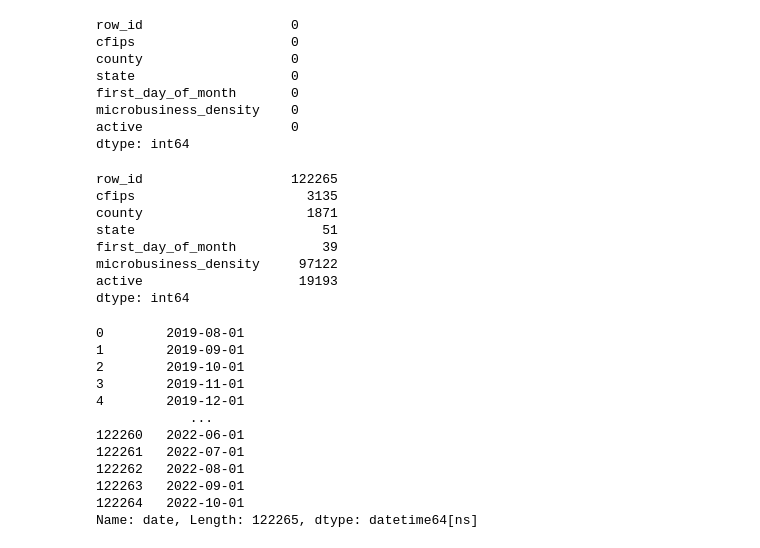
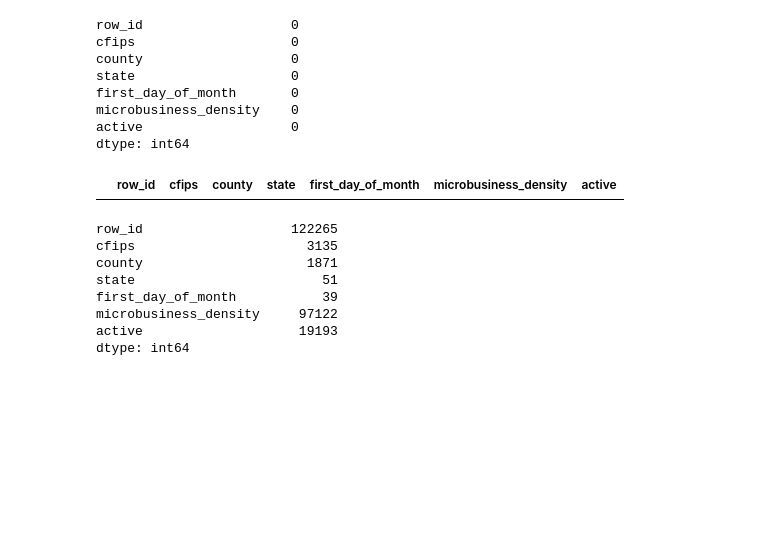
Before and after one commit to JaydenBeckwith/KaggleComps, a Jupyter notebook: go-daddy-comp-notebook.ipynb, the cells around one changed output. Drawn from its saved outputs; the diff is of its cells as text; code cells hidden in the pictures; blank space fills up the shorter version.

```diff
--- a/go-daddy-comp-notebook.ipynb
+++ b/go-daddy-comp-notebook.ipynb
@@ -126,31 +132,25 @@ first_day_of_month       0
 microbusiness_density    0
 active                   0
 dtype: int64
-# %%
-train_set.nunique()
-# %% [output]
-row_id                   122265
-cfips                      3135
-county                     1871
-state                        51
-first_day_of_month           39
-microbusiness_density     97122
-active                    19193
-dtype: int64
+# %%
+#check for dupes
+train_dups = train_set[train_set.duplicated()]
+train_dups
+# %% [output]
+|  | row_id | cfips | county | state | first_day_of_month | microbusiness_density | active |
+# %%
+train_set.nunique() #check unique vals in dataset
+# %% [output]
+row_id                   122265
+cfips                      3135
+county                     1871
+state                        51
+first_day_of_month           39
+microbusiness_density     97122
+active                    19193
+dtype: int64
 # %%
+#create new cols with date and per year
 train_set['date'] = pd.to_datetime(train_set['first_day_of_month'])
-train_set['date']
+train_set['year'] = train_set['date'].dt.year
-# %% [output]
-0        2019-08-01
-1        2019-09-01
-2        2019-10-01
-3        2019-11-01
-4        2019-12-01
-            ...
-122260   2022-06-01
-122261   2022-07-01
-122262   2022-08-01
-122263   2022-09-01
-122264   2022-10-01
-Name: date, Length: 122265, dtype: datetime64[ns]
 # %%
```
Also changed, not shown: parts of 5 cells of this notebook.
